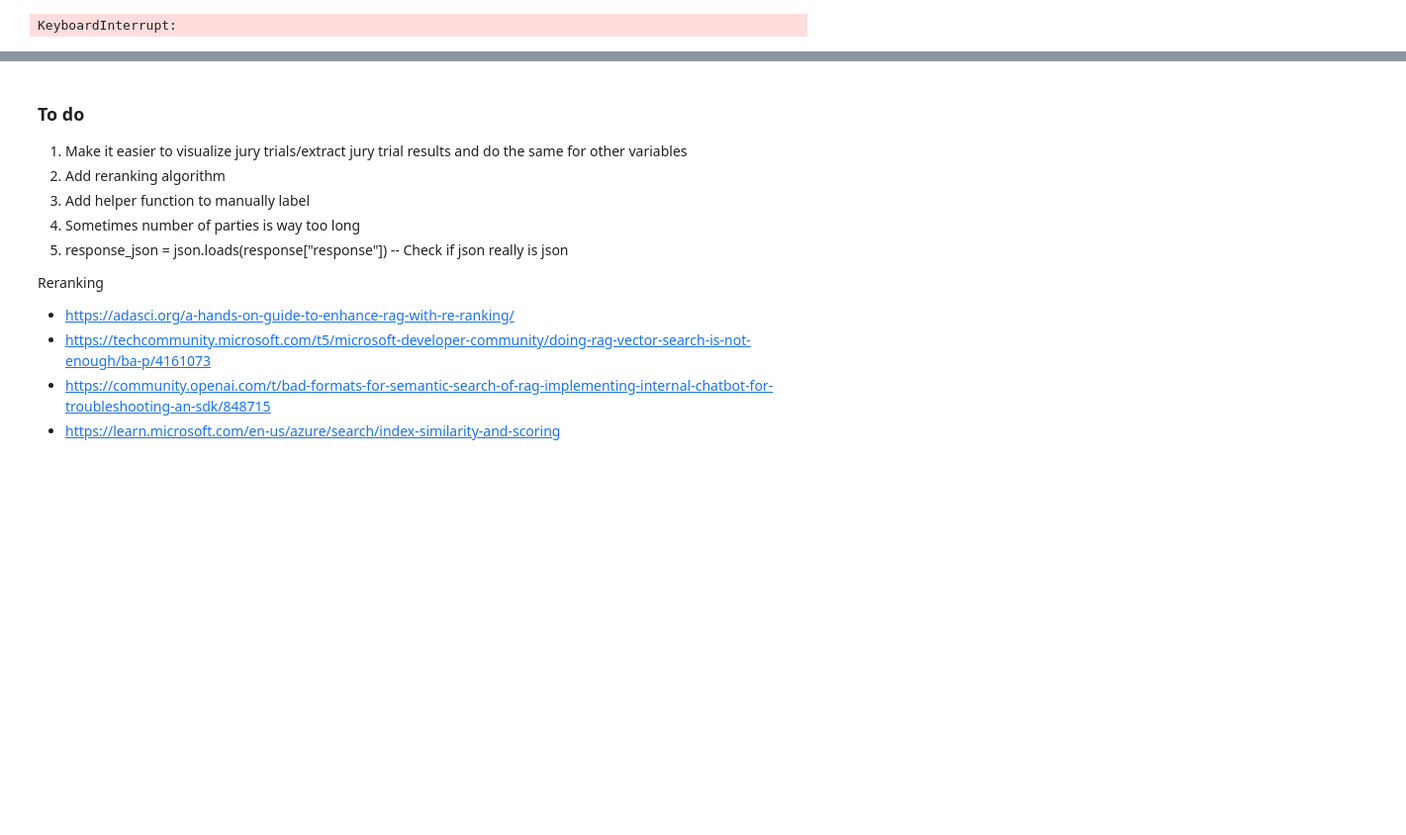
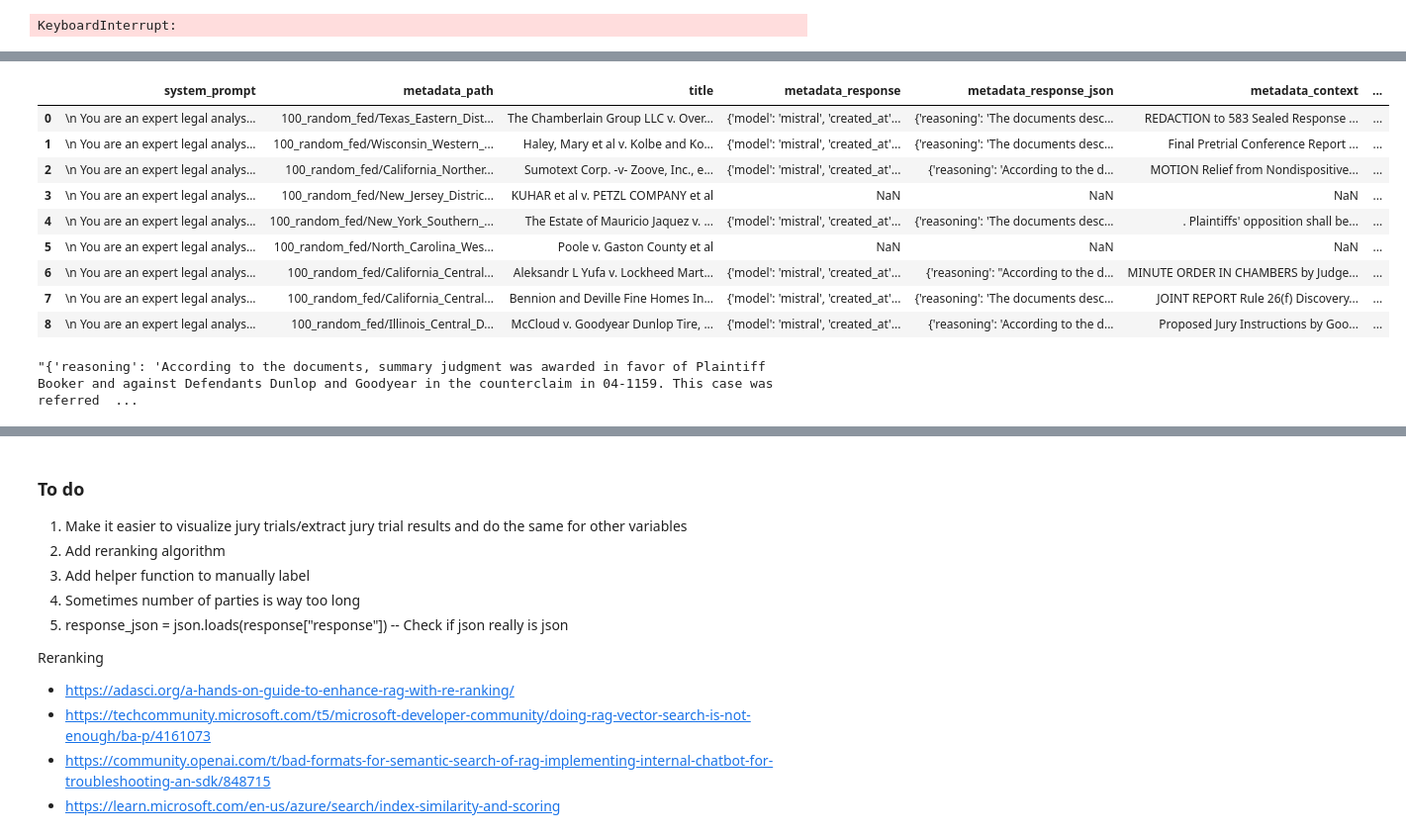
Before and after one commit to ampribe/variable-extraction, a Jupyter notebook: testing.ipynb, the cells around one changed output, grey strips where cells are left out. Shown at 99% size. Cells and saved outputs as stored; diff of their text form; code cells hidden in the pictures; blank space fills up the shorter version.

Commit message:
added extraction from metadata

```diff
--- a/testing.ipynb
+++ b/testing.ipynb
@@ -282,0 +384,19 @@ response
+# %%
+df = pd.read_csv("fed_test_log.csv")
+# %%
+df
+# %% [output]
+|  | system_prompt | metadata_path | title | metadata_response | metadata_response_json | metadata_context | ... |
+| 0 | \n You are an expert legal analys... | 100_random_fed/Texas_Eastern_Dist... | The Chamberlain Group LLC v. Over... | {'model': 'mistral', 'created_at'... | {'reasoning': 'The documents desc... | REDACTION to 583 Sealed Response ... | ... |
+| 1 | \n You are an expert legal analys... | 100_random_fed/Wisconsin_Western_... | Haley, Mary et al v. Kolbe and Ko... | {'model': 'mistral', 'created_at'... | {'reasoning': 'The documents desc... | Final Pretrial Conference Report ... | ... |
+| 2 | \n You are an expert legal analys... | 100_random_fed/California_Norther... | Sumotext Corp. -v- Zoove, Inc., e... | {'model': 'mistral', 'created_at'... | {'reasoning': 'According to the d... | MOTION Relief from Nondispositive... | ... |
+| 3 | \n You are an expert legal analys... | 100_random_fed/New_Jersey_Distric... | KUHAR et al v. PETZL COMPANY et al | NaN | NaN | NaN | ... |
+| 4 | \n You are an expert legal analys... | 100_random_fed/New_York_Southern_... | The Estate of Mauricio Jaquez v. ... | {'model': 'mistral', 'created_at'... | {'reasoning': 'The documents desc... | . Plaintiffs' opposition shall be... | ... |
+| 5 | \n You are an expert legal analys... | 100_random_fed/North_Carolina_Wes... | Poole v. Gaston County et al | NaN | NaN | NaN | ... |
+| 6 | \n You are an expert legal analys... | 100_random_fed/California_Central... | Aleksandr L Yufa v. Lockheed Mart... | {'model': 'mistral', 'created_at'... | {'reasoning': "According to the d... | MINUTE ORDER IN CHAMBERS by Judge... | ... |
+| 7 | \n You are an expert legal analys... | 100_random_fed/California_Central... | Bennion and Deville Fine Homes In... | {'model': 'mistral', 'created_at'... | {'reasoning': 'The documents desc... | JOINT REPORT Rule 26(f) Discovery... | ... |
+| 8 | \n You are an expert legal analys... | 100_random_fed/Illinois_Central_D... | McCloud v. Goodyear Dunlop Tire, ... | {'model': 'mistral', 'created_at'... | {'reasoning': 'According to the d... | Proposed Jury Instructions by Goo... | ... |
+# %%
+df.loc[8, "metadata_response_json"]
+# %% [output]
+"{'reasoning': 'According to the documents, summary judgment was awarded in favor of Plaintiff Booker and against Defendants Dunlop and Goodyear in the counterclaim in 04-1159. This case was referred  ...
```
Also changed, not shown: parts of 28 cells of this notebook, 2 other files.
